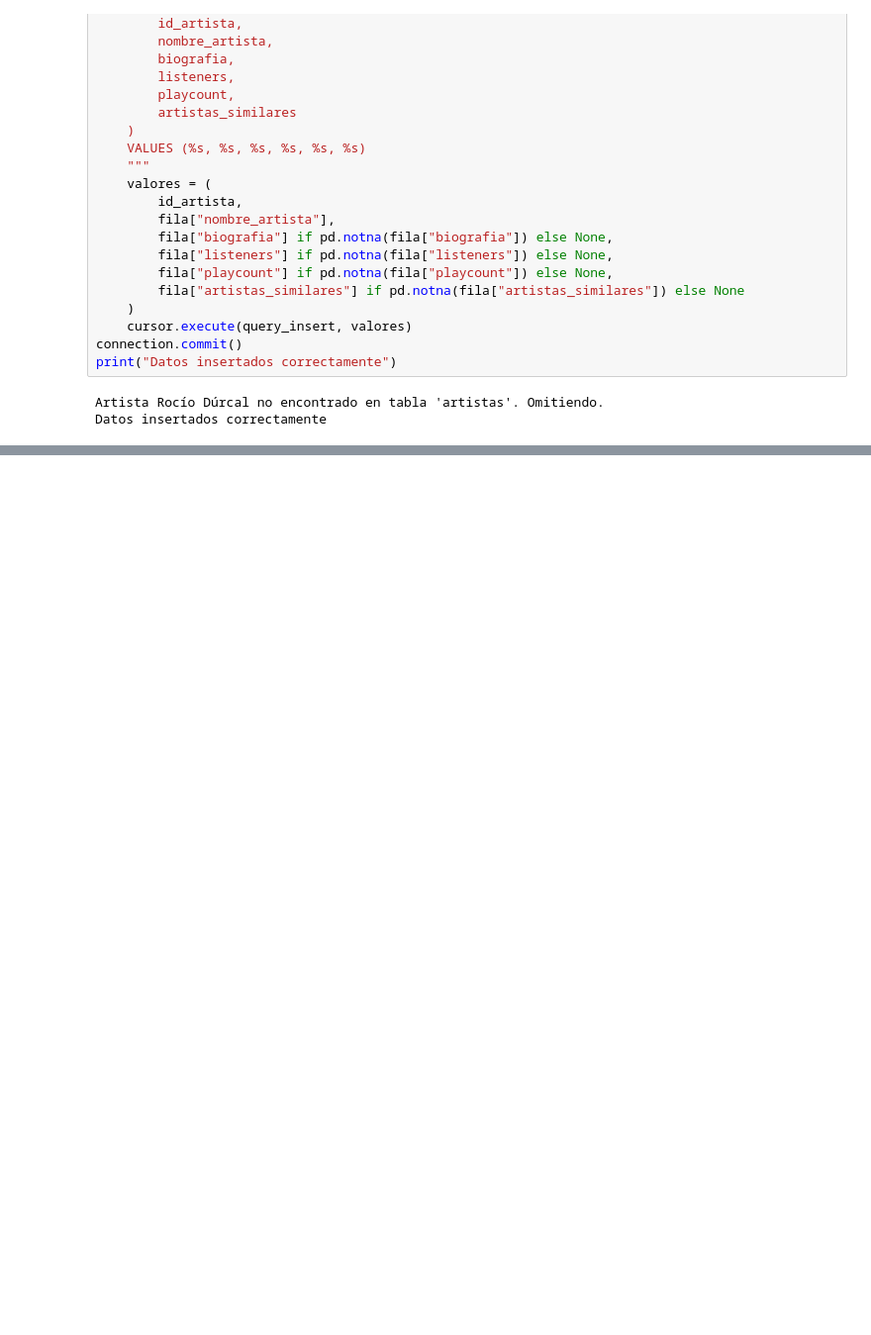
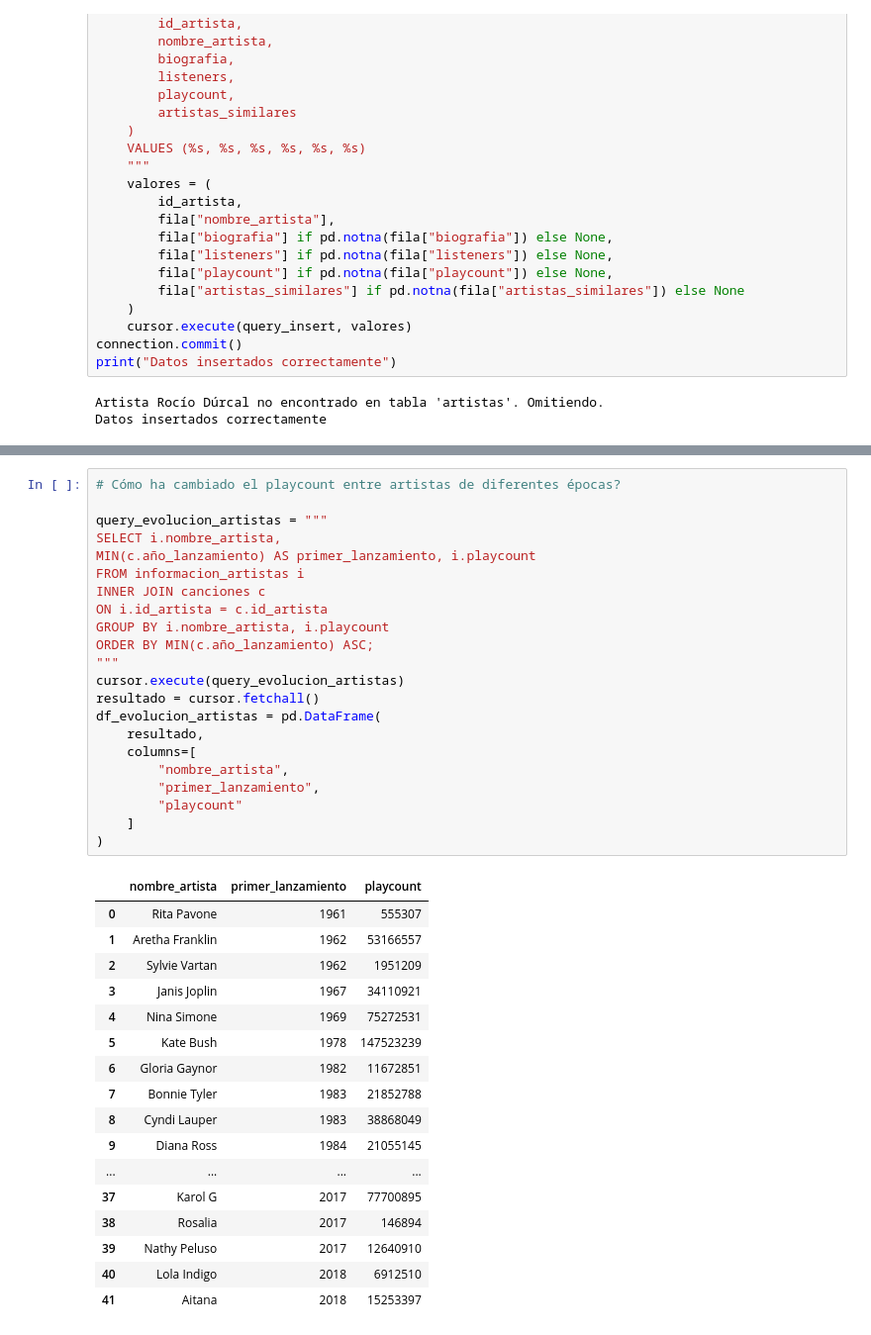
Before and after one commit to Adalab/proyecto-da-promo-67-modulo2-team-3, a Jupyter notebook: MusicStream.ipynb, the cells around one changed output, grey strips where cells are left out. Shown at 99% size. Drawn from its saved outputs; the diff is of its cells as text; blank space fills up the shorter version.

```diff
--- a/MusicStream.ipynb
+++ b/MusicStream.ipynb
@@ -364,0 +597,40 @@ Datos insertados correctamente
+# %%
+# Cómo ha cambiado el playcount entre artistas de diferentes épocas?
+
+query_evolucion_artistas = """
+SELECT i.nombre_artista,
+MIN(c.año_lanzamiento) AS primer_lanzamiento, i.playcount
+FROM informacion_artistas i
+INNER JOIN canciones c
+ON i.id_artista = c.id_artista
+GROUP BY i.nombre_artista, i.playcount
+ORDER BY MIN(c.año_lanzamiento) ASC;
+"""
+cursor.execute(query_evolucion_artistas)
+resultado = cursor.fetchall()
+df_evolucion_artistas = pd.DataFrame(
+    resultado,
+    columns=[
+        "nombre_artista",
+        "primer_lanzamiento",
+        "playcount"
+    ]
+)
+# %% [output]
+|  | nombre_artista | primer_lanzamiento | playcount |
+| 0 | Rita Pavone | 1961 | 555307 |
+| 1 | Aretha Franklin | 1962 | 53166557 |
+| 2 | Sylvie Vartan | 1962 | 1951209 |
+| 3 | Janis Joplin | 1967 | 34110921 |
+| 4 | Nina Simone | 1969 | 75272531 |
+| 5 | Kate Bush | 1978 | 147523239 |
+| 6 | Gloria Gaynor | 1982 | 11672851 |
+| 7 | Bonnie Tyler | 1983 | 21852788 |
+| 8 | Cyndi Lauper | 1983 | 38868049 |
+| 9 | Diana Ross | 1984 | 21055145 |
+| ... | ... | ... | ... |
+| 37 | Karol G | 2017 | 77700895 |
+| 38 | Rosalia | 2017 | 146894 |
+| 39 | Nathy Peluso | 2017 | 12640910 |
+| 40 | Lola Indigo | 2018 | 6912510 |
+| 41 | Aitana | 2018 | 15253397 |
```
Also changed, not shown: parts of 23 cells of this notebook, 1 other file.
